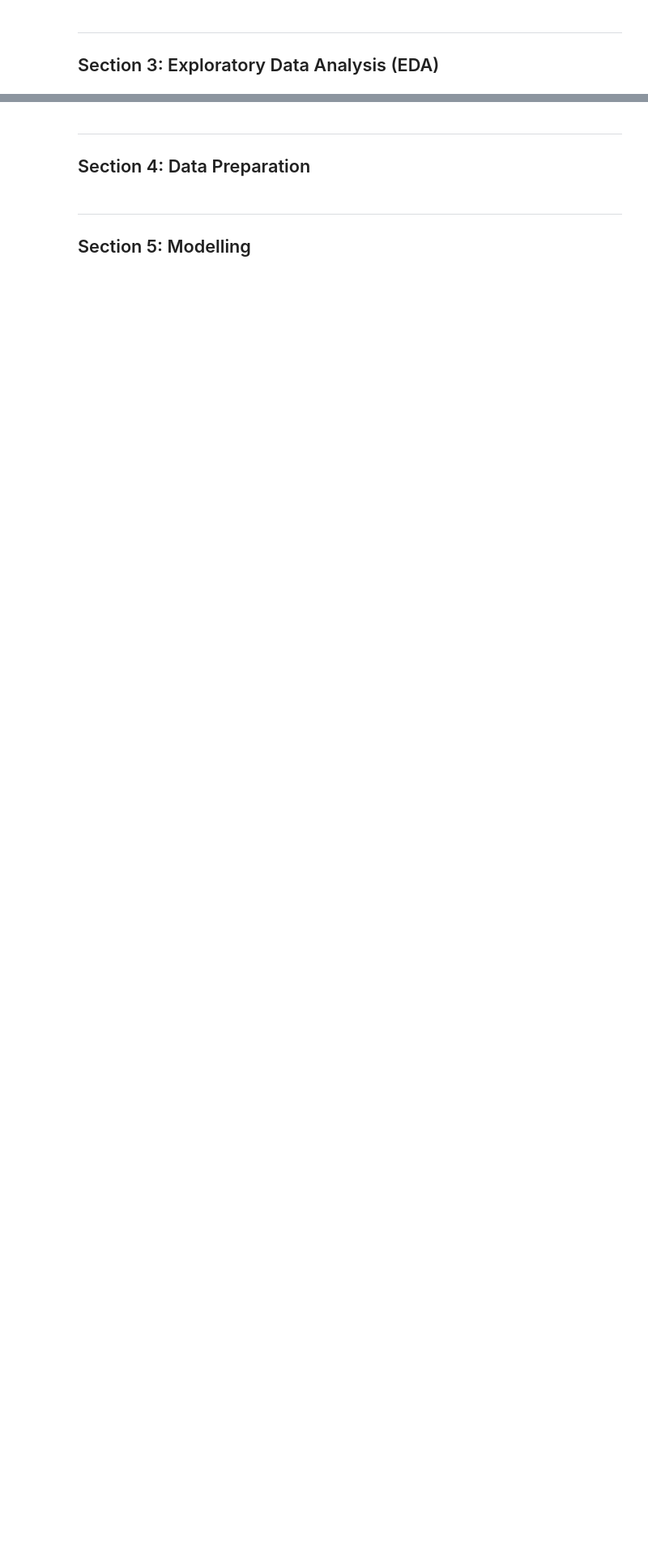
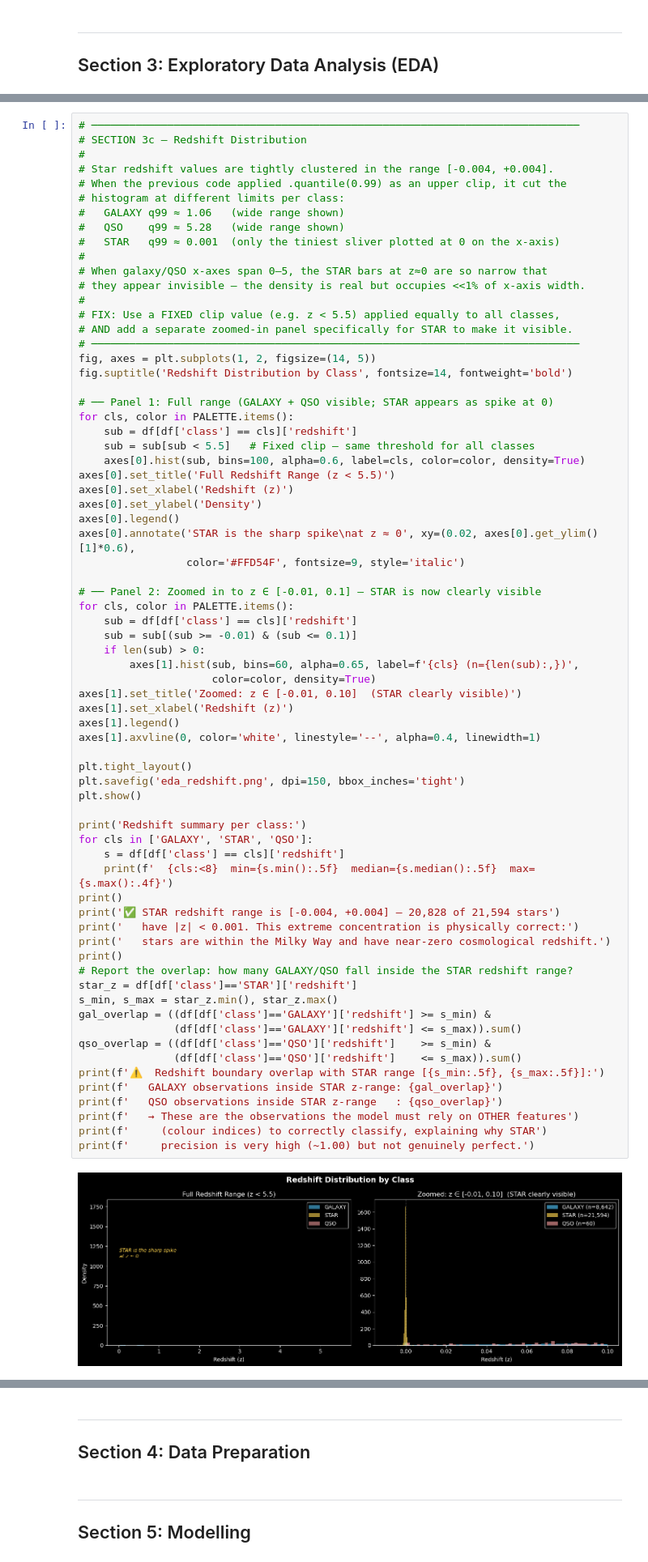
Before and after one commit to CyphenRozulus/streamlit_app_project, a Jupyter notebook: MLDP Program Codes Submission.ipynb, the cells around one changed output, grey strips where cells are left out. Shown at 81% size. Saved outputs shown, nothing was run; the diff lists cells and outputs as text; blank space fills up the shorter version.

```diff
--- a/MLDP Program Codes Submission.ipynb
+++ b/MLDP Program Codes Submission.ipynb
@@ -245,0 +304,72 @@ Statistical summary:
+# %%
+# ─────────────────────────────────────────────────────────────────────────────
+# SECTION 3c — Redshift Distribution
+#
+# Star redshift values are tightly clustered in the range [-0.004, +0.004].
+# When the previous code applied .quantile(0.99) as an upper clip, it cut the
+# histogram at different limits per class:
+#   GALAXY q99 ≈ 1.06   (wide range shown)
+#   QSO    q99 ≈ 5.28   (wide range shown)
+#   STAR   q99 ≈ 0.001  (only the tiniest sliver plotted at 0 on the x-axis)
+#
+# When galaxy/QSO x-axes span 0–5, the STAR bars at z≈0 are so narrow that
+# they appear invisible — the density is real but occupies <<1% of x-axis width.
+#
+# FIX: Use a FIXED clip value (e.g. z < 5.5) applied equally to all classes,
+# AND add a separate zoomed-in panel specifically for STAR to make it visible.
+# ─────────────────────────────────────────────────────────────────────────────
+fig, axes = plt.subplots(1, 2, figsize=(14, 5))
+fig.suptitle('Redshift Distribution by Class', fontsize=14, fontweight='bold')
+
+# ── Panel 1: Full range (GALAXY + QSO visible; STAR appears as spike at 0)
+for cls, color in PALETTE.items():
+    sub = df[df['class'] == cls]['redshift']
+    sub = sub[sub < 5.5]   # Fixed clip — same threshold for all classes
+    axes[0].hist(sub, bins=100, alpha=0.6, label=cls, color=color, density=True)
+axes[0].set_title('Full Redshift Range (z < 5.5)')
+axes[0].set_xlabel('Redshift (z)')
+axes[0].set_ylabel('Density')
+axes[0].legend()
+axes[0].annotate('STAR is the sharp spike\nat z ≈ 0', xy=(0.02, axes[0].get_ylim()[1]*0.6),
+                 color='#FFD54F', fontsize=9, style='italic')
+
+# ── Panel 2: Zoomed in to z ∈ [-0.01, 0.1] — STAR is now clearly visible
+for cls, color in PALETTE.items():
+    sub = df[df['class'] == cls]['redshift']
+    sub = sub[(sub >= -0.01) & (sub <= 0.1)]
+    if len(sub) > 0:
+        axes[1].hist(sub, bins=60, alpha=0.65, label=f'{cls} (n={len(sub):,})',
+                     color=color, density=True)
+axes[1].set_title('Zoomed: z ∈ [-0.01, 0.10]  (STAR clearly visible)')
+axes[1].set_xlabel('Redshift (z)')
+axes[1].legend()
+axes[1].axvline(0, color='white', linestyle='--', alpha=0.4, linewidth=1)
+
+plt.tight_layout()
+plt.savefig('eda_redshift.png', dpi=150, bbox_inches='tight')
+plt.show()
+
+print('Redshift summary per class:')
+for cls in ['GALAXY', 'STAR', 'QSO']:
+    s = df[df['class'] == cls]['redshift']
+    print(f'  {cls:<8}  min={s.min():.5f}  median={s.median():.5f}  max={s.max():.4f}')
+print()
+print('✅ STAR redshift range is [-0.004, +0.004] — 20,828 of 21,594 stars')
+print('   have |z| < 0.001. This extreme concentration is physically correct:')
+print('   stars are within the Milky Way and have near-zero cosmological redshift.')
+print()
+# Report the overlap: how many GALAXY/QSO fall inside the STAR redshift range?
+star_z = df[df['class']=='STAR']['redshift']
+s_min, s_max = star_z.min(), star_z.max()
+gal_overlap = ((df[df['class']=='GALAXY']['redshift'] >= s_min) &
+               (df[df['class']=='GALAXY']['redshift'] <= s_max)).sum()
+qso_overlap = ((df[df['class']=='QSO']['redshift']    >= s_min) &
+               (df[df['class']=='QSO']['redshift']    <= s_max)).sum()
+print(f'⚠️  Redshift boundary overlap with STAR range [{s_min:.5f}, {s_max:.5f}]:')
+print(f'   GALAXY observations inside STAR z-range: {gal_overlap}')
+print(f'   QSO observations inside STAR z-range   : {qso_overlap}')
+print(f'   → These are the observations the model must rely on OTHER features')
+print(f'     (colour indices) to correctly classify, explaining why STAR')
+print(f'     precision is very high (~1.00) but not genuinely perfect.')
+# %% [output]
+[figure, added]
```
Also changed, not shown: parts of 5 cells of this notebook, 5 other files.
